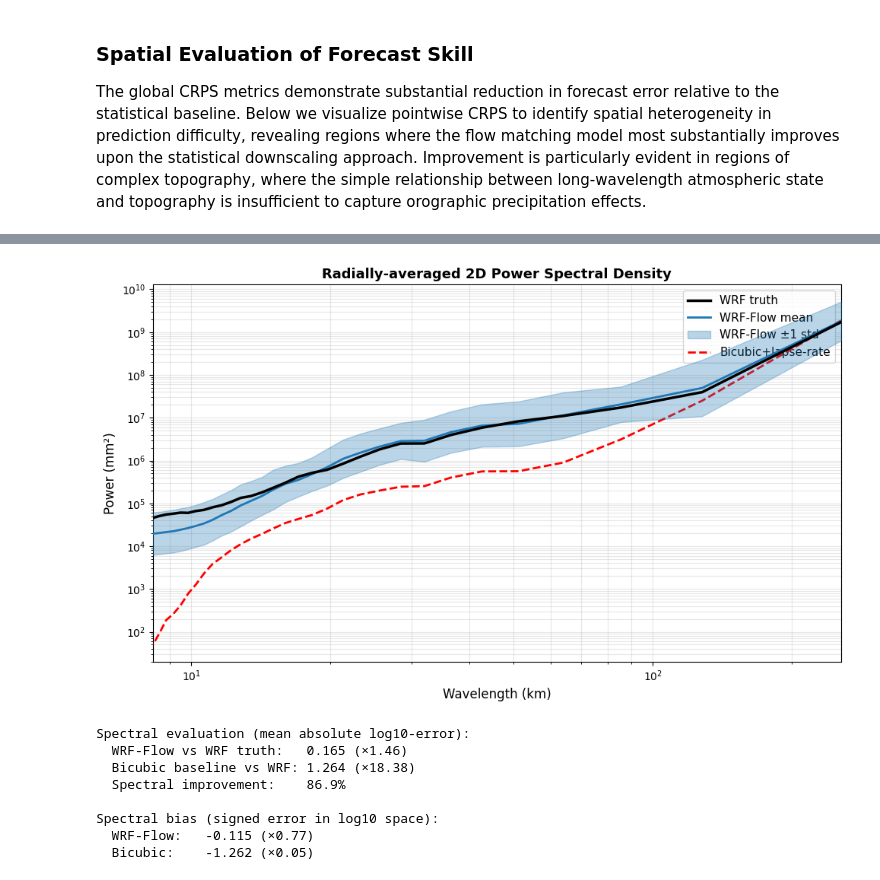
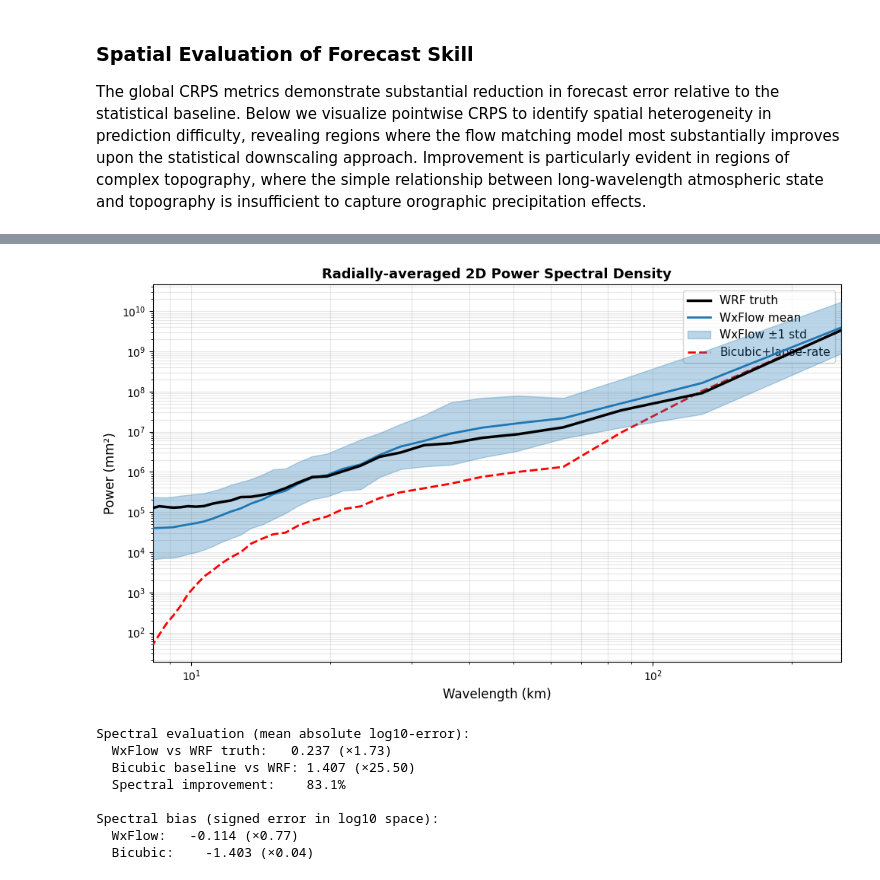
Before and after one commit to glide-ism/wrf-flow, a Jupyter notebook: wrf_flow_explainer.ipynb, the cells around one changed output, grey strips where cells are left out. Cells and saved outputs as stored; diff of their text form; code cells hidden in the pictures.

```diff
--- a/wrf_flow_explainer.ipynb
+++ b/wrf_flow_explainer.ipynb
@@ -456,9 +459,9 @@ print(f"Projection: {proj_crs.name}")
 _n_pix        = 64
 _locs         = [(29, 0, 0), (11, 20, 100), (5, 50, 220)]
 _tile_colors  = ['#e41a1c', '#377eb8', '#4daf4a']
-_tile_labels  = ['Tile a  (h=0,  w=0)',
-                 'Tile b  (h=20, w=100)',
-                 'Tile c  (h=50, w=220)']
+_tile_labels  = ['Tile a',
+                 'Tile b',
+                 'Tile c']
 
 # Projected coordinate grids from the already-loaded data loader
 _xs = target_model.xs   # shape (H, W)  – easting,  native CRS
@@ -550,7 +553,7 @@ _legend_handles = [
 ]
 ax_bm.legend(handles=_legend_handles, loc='lower left', fontsize=9, framealpha=0.92)
 ax_bm.set_title(
-    'WRF-Flow Study Area — St. Elias & Chugach Ranges, Alaska\n'
+    'WxFlow Study Area — St. Elias & Chugach Ranges, Alaska\n'
     'WRF 4 km domain (gray) with 64×64-pixel evaluation tiles',
     fontsize=12, fontweight='bold')
 
@@ -762,9 +765,14 @@ def compute_crps(ensemble_samples, observations, axis=None):
 # Generate a large ensemble for evaluation
 n_eval_samples = 50
 
-xtrue_eval, h_eval, c_eval = (f.to(device) for f in
-                               target_model.sample(5,n_pix=n_pix,
-                               test_set=True))
+#xtrue_eval, h_eval, c_eval = (f.to(device) for f in
+#                               target_model.sample(5,n_pix=n_pix,
+#                               test_set=True))
+
+# Draw some test set samples from a few tiles
+xtrue_eval,h_eval,c_eval = (f.to(device) for f in
+               target_model.pull([(29,0,0),(11,20,100),(5,50,220)],
+               test_set=True))
 
 mask = xtrue_eval.isnan()
 
@@ -803,7 +811,7 @@ crps_flow = compute_crps(
 
 # Baseline: CRPS from bicubic interpolated coarse climate
 c_bicubic = F.interpolate(c_ensemble[:,:,::16,::16], scale_factor=16, mode='bicubic', align_corners=False)
-noise = torch.randn(3,250,device=device)
+noise = torch.randn(3,150,device=device)
 w_samples = w_opt + torch.linalg.solve_triangular(L,noise,upper=False)
 xsamp_bicubic = (h_ensemble * w_samples[0].reshape(-1,1,1,1) +
                  c_bicubic*w_samples[1].reshape(-1,1,1,1) +
@@ -814,7 +822,7 @@ crps_coarse = compute_crps(
     xtrue_eval.cpu().numpy() * swe_factor
 )
 
-print(f"WRF-Flow CRPS (ensemble of {n_eval_samples}):")
+print(f"WxFlow CRPS (ensemble of {n_eval_samples}):")
 print(f"  Mean CRPS: {np.nanmean(crps_flow):.2f} mm")
 print(f"  Std CRPS:  {np.nanstd(crps_flow):.2f} mm")
 print(f"\nCoarse baseline CRPS (interpolated):")
@@ -846,13 +854,13 @@ for tile_idx in range(n_tiles):
                               axs[tile_idx, ax_idx],
                               cmap=plt.cm.grey, vmin=0, vmax=3000, ve=100)
         axs[tile_idx, ax_idx].xaxis.set_visible(False)
-        axs[tile_idx, ax_idx].yaxis.set_visible(False)
+        axs[tile_idx, ax_idx].set_yticks([])#yaxis.set_visible(False)
 
     # CRPS spatial map
     c_crps = axs[tile_idx, 0].imshow(crps_flow[tile_idx, 0],
                                       cmap=plt.cm.Reds, vmin=0, vmax=100, alpha=0.8)
     if tile_idx==0:
-        axs[tile_idx, 0].set_title('CRPS (WRF-Flow)', fontsize=10)
+        axs[tile_idx, 0].set_title('CRPS (WxFlow)', fontsize=10)
 
     # CRPS spatial map
     c_crps = axs[tile_idx, 1].imshow(crps_coarse[tile_idx, 0],
@@ -879,6 +887,8 @@ for tile_idx in range(n_tiles):
         axs[tile_idx, 4].set_title(f'bicubic mean (n={n_eval_samples})', fontsize=10)
 
 
+
+
 for i,ax in enumerate(axs.ravel()):
     ax.annotate(
         ascii_lowercase[i],
@@ -887,6 +897,10 @@ for i,ax in enumerate(axs.ravel()):
         fontsize='medium', verticalalignment='top', fontfamily='serif',
         color='white')
 
+axs[0,0].set_ylabel('Tile a')
+axs[1,0].set_ylabel('Tile b')
+axs[2,0].set_ylabel('Tile c')
+
 fig.subplots_adjust(wspace=0,hspace=0)
 fig.savefig('concept/figures/crps.png',dpi=300,bbox_inches='tight')
 # %% [output]
@@ -979,7 +993,7 @@ for tile_idx in range(n_tiles):
         k_ref = k
     psd_wrf_all.append(psd_wrf)
 
-    # WRF-Flow ensemble spectra
+    # WxFlow ensemble spectra
     psd_flow_members = []
     for member in range(n_eval_samples):
         field_flow = xsamp_ensemble[member, tile_idx, 0].cpu().numpy() * swe_factor
@@ -1022,12 +1036,12 @@ else:
     # WRF truth
     ax.loglog(wavelength, psd_wrf_mean, 'k-', linewidth=2.5, label='WRF truth', zorder=10)
 
-    # WRF-Flow: mean + ensemble spread
-    ax.loglog(wavelength, psd_flow_mean, color='#1f77b4', linewidth=2, label='WRF-Flow mean', zorder=8)
+    # WxFlow: mean + ensemble spread
+    ax.loglog(wavelength, psd_flow_mean, color='#1f77b4', linewidth=2, label='WxFlow mean', zorder=8)
     ax.fill_between(wavelength,
                      psd_flow_mean / psd_flow_std,
                      psd_flow_mean * psd_flow_std,
-                     alpha=0.3, color='#1f77b4', label='WRF-Flow ±1 std', zorder=7)
+                     alpha=0.3, color='#1f77b4', label='WxFlow ±1 std', zorder=7)
 
     # Bicubic baseline
     ax.loglog(wavelength, psd_bicubic_mean, 'r--', linewidth=2, label='Bicubic+lapse-rate', zorder=6)
@@ -1040,42 +1054,42 @@ else:
     ax.set_title('Radially-averaged 2D Power Spectral Density', fontsize=13, fontweight='bold')
     ax.grid(True, alpha=0.3, which='both')
     ax.legend(loc='upper right', fontsize=11)
     ax.set_xlim([wavelength[-1], wavelength[0]])  # Right to left: small scale to large scale
 
     plt.tight_layout()
     fig.savefig('concept/figures/psd.png',dpi=300,bbox_inches='tight')
     plt.show()
 
     # Compute log-spectral errors (absolute)
     log_error_flow = np.mean(np.abs(np.log10(psd_flow_mean) - np.log10(psd_wrf_mean)))
     log_error_bicubic = np.mean(np.abs(np.log10(psd_bicubic_mean) - np.log10(psd_wrf_mean)))
 
     print(f"\nSpectral evaluation (mean absolute log10-error):")
-    print(f"  WRF-Flow vs WRF truth:   {log_error_flow:.3f} (×{10**log_error_flow:.2f})")
+    print(f"  WxFlow vs WRF truth:   {log_error_flow:.3f} (×{10**log_error_flow:.2f})")
     print(f"  Bicubic baseline vs WRF: {log_error_bicubic:.3f} (×{10**log_error_bicubic:.2f})")
     print(f"  Spectral improvement:    {(log_error_bicubic - log_error_flow) / log_error_bicubic * 100:.1f}%")
 
     # Spectral fidelity and bias: evaluate at multiple thresholds
     log_error_signed_flow = np.log10(psd_flow_mean) - np.log10(psd_wrf_mean)
     bias_flow = np.mean(log_error_signed_flow)  # positive = overpredicting, negative = underpredicting
 
     log_error_signed_bicubic = np.log10(psd_bicubic_mean) - np.log10(psd_wrf_mean)
     bias_bicubic = np.mean(log_error_signed_bicubic)
 
     thresholds = [np.log10(1.1), np.log10(1.25), np.log10(1.5)]  # log10 thresholds: ~10%, 25%, 50% error
     threshold_labels = ["10%", "25%", "50%"]
 
     print(f"\nSpectral bias (signed error in log10 space):")
-    print(f"  WRF-Flow:   {bias_flow:+.3f} (×{10**bias_flow:.2f})")
+    print(f"  WxFlow:   {bias_flow:+.3f} (×{10**bias_flow:.2f})")
     print(f"  Bicubic:    {bias_bicubic:+.3f} (×{10**bias_bicubic:.2f})")
 # %% [output]
-[figure, old version]
+[figure, new version]
 Spectral evaluation (mean absolute log10-error):
-  WRF-Flow vs WRF truth:   0.165 (×1.46)
-  Bicubic baseline vs WRF: 1.264 (×18.38)
-  Spectral improvement:    86.9%
+  WxFlow vs WRF truth:   0.237 (×1.73)
+  Bicubic baseline vs WRF: 1.407 (×25.50)
+  Spectral improvement:    83.1%
 
 Spectral bias (signed error in log10 space):
-  WRF-Flow:   -0.115 (×0.77)
-  Bicubic:    -1.262 (×0.05)
+  WxFlow:   -0.114 (×0.77)
+  Bicubic:    -1.403 (×0.04)
 # %% [markdown]
```
Also changed, not shown: parts of 14 cells of this notebook, 8 other files.
